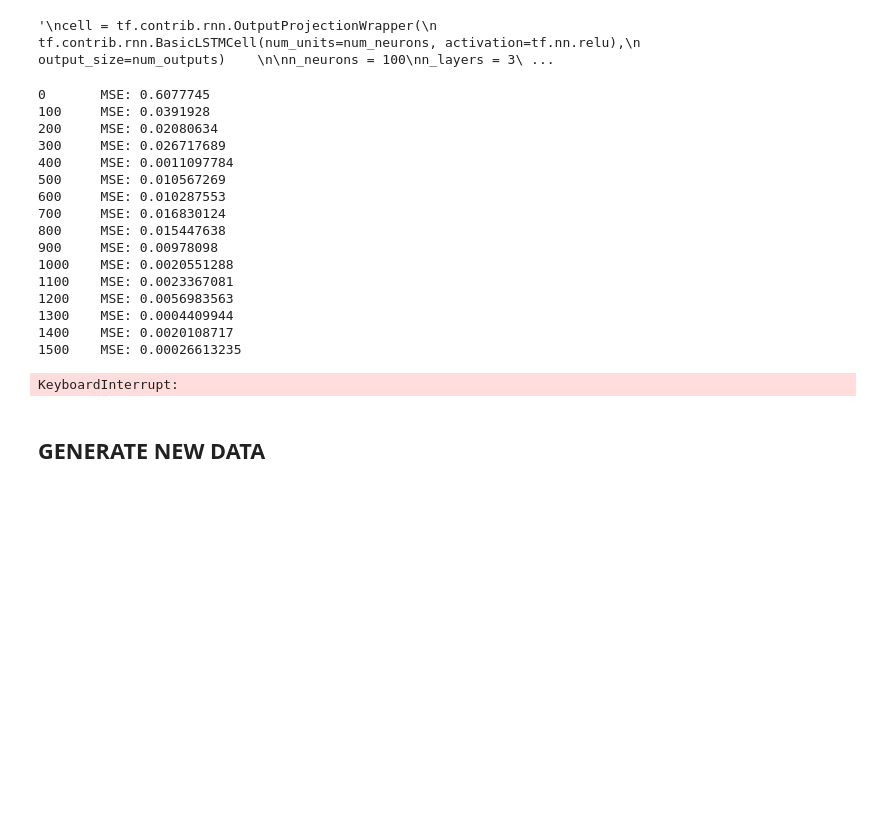
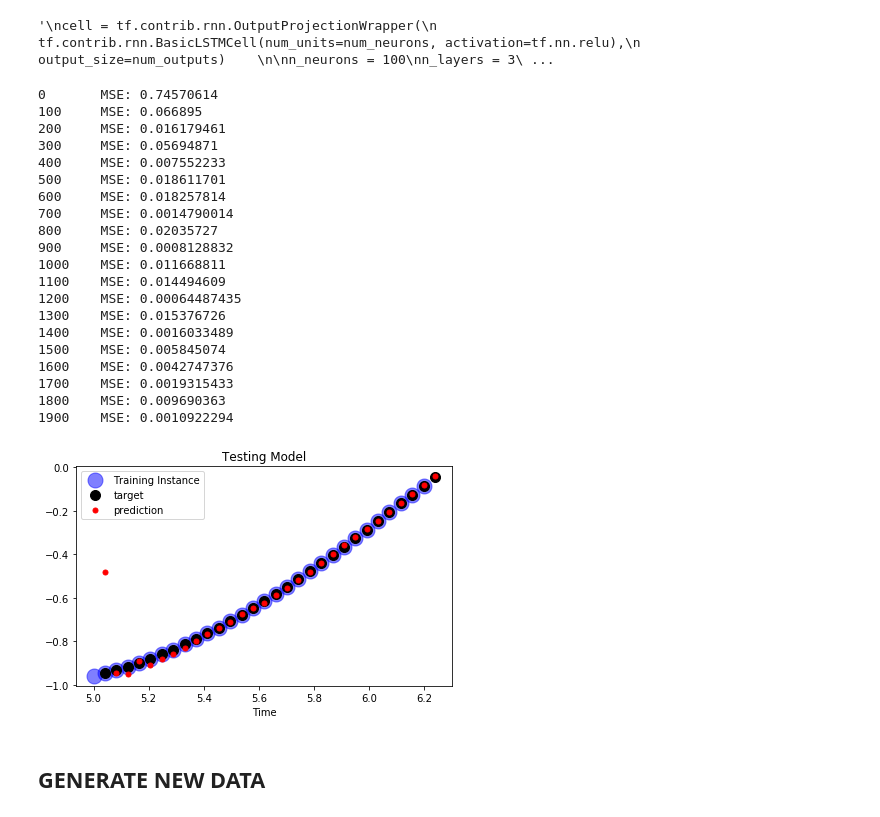
Before and after one commit to Przemoo16/TensorFlow-Basics, a Jupyter notebook: 4. Recurrent/Recurrent Network.ipynb, the cells around one changed output. Cells and saved outputs as stored; diff of their text form; code cells hidden in the pictures; blank space fills up the shorter version.

```diff
--- a/4. Recurrent/Recurrent Network.ipynb
+++ b/4. Recurrent/Recurrent Network.ipynb
@@ -188,60 +190,64 @@ train = optimizer.minimize(loss)
 init = tf.global_variables_initializer()
 # %%
-# ONLY FOR GPU USERS:
-# https://stackoverflow.com/questions/34199233/
-# how-to-prevent-tensorflow-from-allocating-the-totality-of-a-gpu-memory
-#gpu_options = tf.GPUOptions(per_process_gpu_memory_fraction=0.75)
-saver = tf.train.Saver()
-with tf.Session(config=tf.ConfigProto()) as sess:
-    sess.run(init)
+# Create session
+sess = tf.Session()
 
-    for iteration in range(num_train_iterations):
+# Run initializer
+sess.run(init)
 
-        X_batch, y_batch = ts_data.next_batch(batch_size, num_time_steps)
-        sess.run(train, feed_dict={X: X_batch, y: y_batch})
+# Training loop
+for iteration in range(num_train_iterations):
 
-        if iteration % 100 == 0:
+    # Grab next batch
+    X_batch, y_batch = ts_data.next_batch(batch_size, num_time_steps)
 
-            mse = loss.eval(feed_dict={X: X_batch, y: y_batch})
-            print(iteration, "\tMSE:", mse)
+    # Run training
+    sess.run(train, feed_dict={X: X_batch, y: y_batch})
 
-    # Save Model for Later
-    saver.save(sess, "./rnn_time_series_model")
+    # Display error every 100 steps
+    if iteration % 100 == 0:
+
+        # Grab mse error
+        mse = sess.run(loss, feed_dict={X: X_batch, y: y_batch})
+        # Print error
+        print(iteration, "\tMSE:", mse)
 # %% [output]
-0       MSE: 0.6077745
-100     MSE: 0.0391928
-200     MSE: 0.02080634
-300     MSE: 0.026717689
-400     MSE: 0.0011097784
-500     MSE: 0.010567269
-600     MSE: 0.010287553
-700     MSE: 0.016830124
-800     MSE: 0.015447638
-900     MSE: 0.00978098
-1000    MSE: 0.0020551288
-1100    MSE: 0.0023367081
-1200    MSE: 0.0056983563
-1300    MSE: 0.0004409944
-1400    MSE: 0.0020108717
-1500    MSE: 0.00026613235
+0       MSE: 0.74570614
+100     MSE: 0.066895
+200     MSE: 0.016179461
+300     MSE: 0.05694871
+400     MSE: 0.007552233
+500     MSE: 0.018611701
+600     MSE: 0.018257814
+700     MSE: 0.0014790014
+800     MSE: 0.02035727
+900     MSE: 0.0008128832
+1000    MSE: 0.011668811
+1100    MSE: 0.014494609
+1200    MSE: 0.00064487435
+1300    MSE: 0.015376726
+1400    MSE: 0.0016033489
+1500    MSE: 0.005845074
+1600    MSE: 0.0042747376
+1700    MSE: 0.0019315433
+1800    MSE: 0.009690363
+1900    MSE: 0.0010922294
-KeyboardInterrupt:
 # %%
-with tf.Session() as sess:
-    saver.restore(sess, "./rnn_time_series_model")
-
-    X_new = np.sin(np.array(train_inst[:-1].reshape(-1, num_time_steps, num_inputs)))
-    y_pred = sess.run(outputs, feed_dict={X: X_new})
+X_new = np.sin(np.array(train_inst[:-1].reshape(-1, num_time_steps, num_inputs)))
+y_pred = sess.run(outputs, feed_dict={X: X_new})
 plt.title("Testing Model")
 # Training Instance
 plt.plot(train_inst[:-1], np.sin(
     train_inst[:-1]), "bo", markersize=15,alpha=0.5, label="Training Instance")
 # Target to Predict
 plt.plot(train_inst[1:], np.sin(train_inst[1:]), "ko", markersize=10, label="target")
 # Models Prediction
 plt.plot(train_inst[1:], y_pred[0,:,0], "r.", markersize=10, label="prediction")
 plt.xlabel("Time")
 plt.legend()
 plt.tight_layout()
+# %% [output]
+[figure, added]
 # %% [markdown]
 ## GENERATE NEW DATA
 # %%
```
Also changed, not shown: parts of 58 cells of this notebook, 1 other file.
